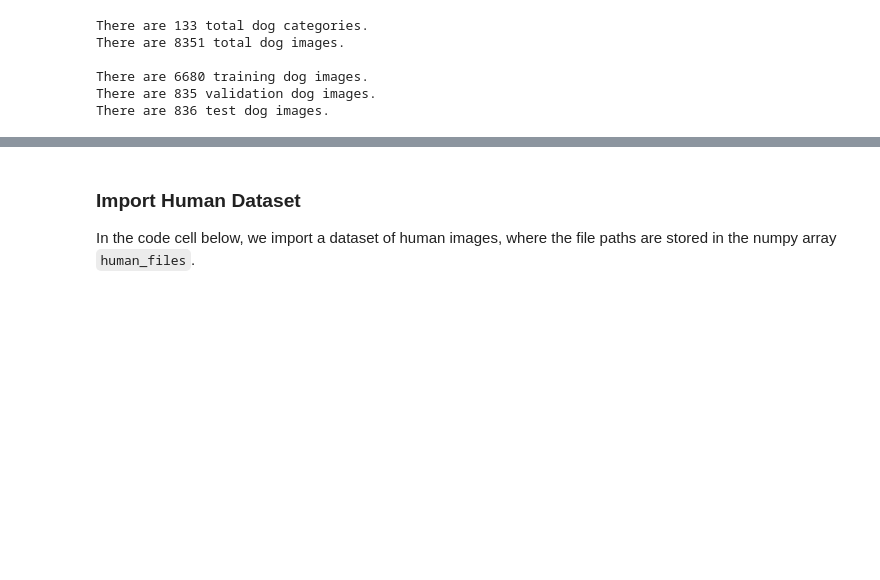
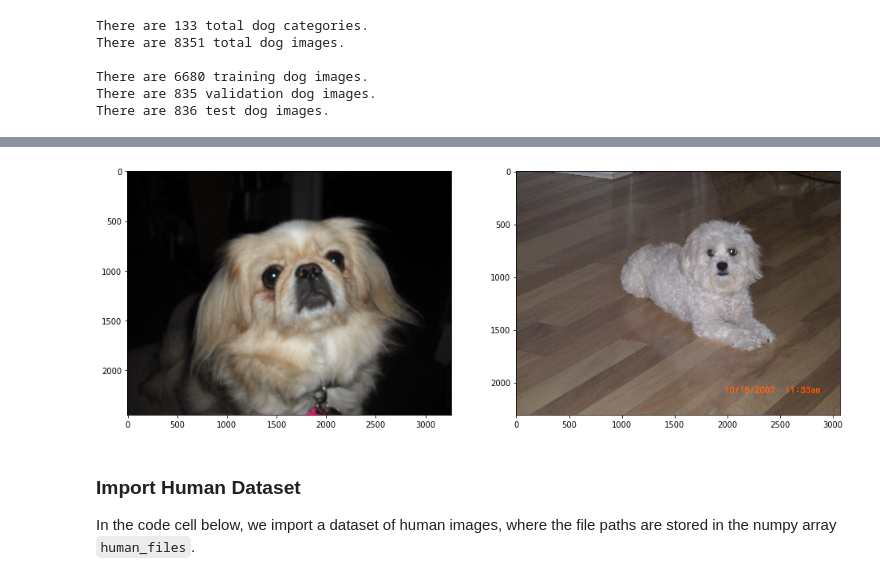
Before and after one commit to hc-psy/data-science-nano, a Jupyter notebook: Project 4 - Dog Breed Classification/dog_app.ipynb, the cells around one changed output, grey strips where cells are left out. Cells and saved outputs as stored; diff of their text form; code cells hidden in the pictures; blank space fills up the shorter version.

```diff
--- a/Project 4 - Dog Breed Classification/dog_app.ipynb
+++ b/Project 4 - Dog Breed Classification/dog_app.ipynb
@@ -94,3 +213,15 @@ There are 836 test dog images.
+# %%
+f, ax = plt.subplots(1,2,figsize=(16, 8))
+idx = 0
+for i in df_blur[df_blur['blurriness'] < 8].index:
+    img = cv2.imread(train_files[i])
+    cv_rgb = cv2.cvtColor(img, cv2.COLOR_BGR2RGB)
+    ax[idx].imshow(cv_rgb)
+    idx += 1
+
+plt.show()
+# %% [output]
+[figure, added]
 # %% [markdown]
 ### Import Human Dataset
 
```
Also changed, not shown: parts of 19 cells of this notebook, 1 other file.
